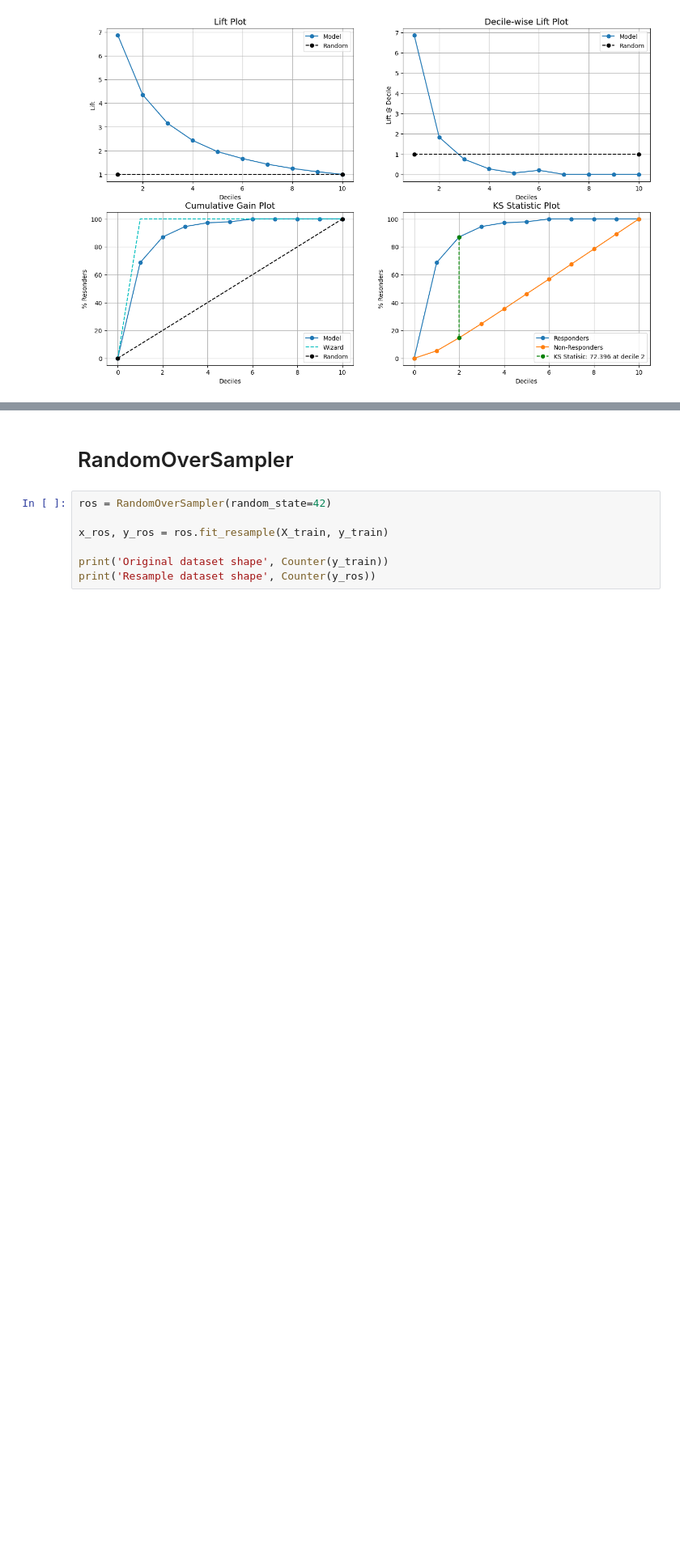
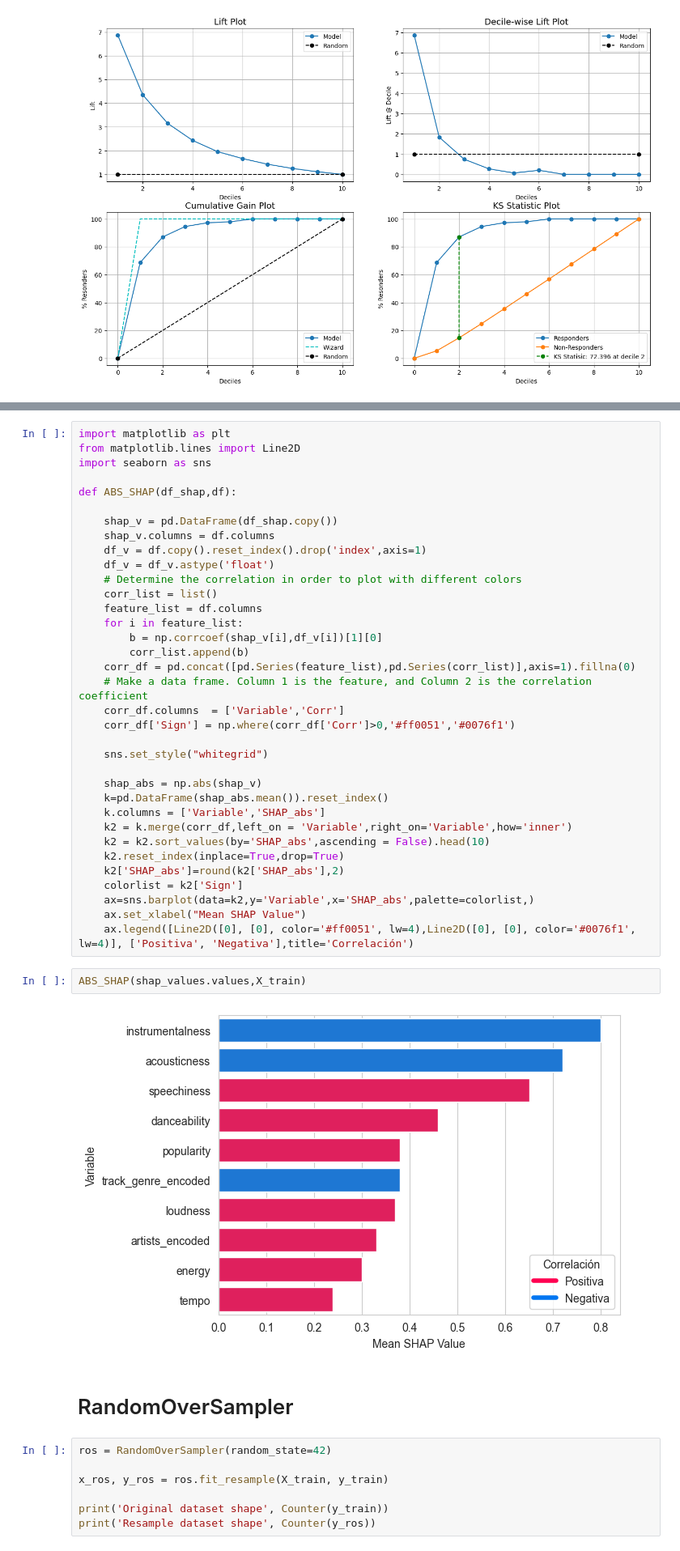
Before and after one commit to azulamakk/Predictivo-Avanzado, a Jupyter notebook: TP/Entrega1.ipynb, the cells around one changed output, grey strips where cells are left out. Shown at 81% size. Drawn from its saved outputs; the diff is of its cells as text; blank space fills up the shorter version.

```diff
--- a/TP/Entrega1.ipynb
+++ b/TP/Entrega1.ipynb
@@ -421,3 +477,42 @@ LABELS INFO:
+# %%
+import matplotlib as plt
+from matplotlib.lines import Line2D
+import seaborn as sns
+
+def ABS_SHAP(df_shap,df):
+
+    shap_v = pd.DataFrame(df_shap.copy())
+    shap_v.columns = df.columns
+    df_v = df.copy().reset_index().drop('index',axis=1)
+    df_v = df_v.astype('float')
+    # Determine the correlation in order to plot with different colors
+    corr_list = list()
+    feature_list = df.columns
+    for i in feature_list:
+        b = np.corrcoef(shap_v[i],df_v[i])[1][0]
+        corr_list.append(b)
+    corr_df = pd.concat([pd.Series(feature_list),pd.Series(corr_list)],axis=1).fillna(0)
+    # Make a data frame. Column 1 is the feature, and Column 2 is the correlation coefficient
+    corr_df.columns  = ['Variable','Corr']
+    corr_df['Sign'] = np.where(corr_df['Corr']>0,'#ff0051','#0076f1')
+
+    sns.set_style("whitegrid")
+
+    shap_abs = np.abs(shap_v)
+    k=pd.DataFrame(shap_abs.mean()).reset_index()
+    k.columns = ['Variable','SHAP_abs']
+    k2 = k.merge(corr_df,left_on = 'Variable',right_on='Variable',how='inner')
+    k2 = k2.sort_values(by='SHAP_abs',ascending = False).head(10)
+    k2.reset_index(inplace=True,drop=True)
+    k2['SHAP_abs']=round(k2['SHAP_abs'],2)
+    colorlist = k2['Sign']
+    ax=sns.barplot(data=k2,y='Variable',x='SHAP_abs',palette=colorlist,)
+    ax.set_xlabel("Mean SHAP Value")
+    ax.legend([Line2D([0], [0], color='#ff0051', lw=4),Line2D([0], [0], color='#0076f1', lw=4)], ['Positiva', 'Negativa'],title='Correlación')
+# %%
+ABS_SHAP(shap_values.values,X_train)
+# %% [output]
+[figure, added]
 # %% [markdown]
 # RandomOverSampler
 # %%
```
Also changed, not shown: parts of 8 cells of this notebook.
